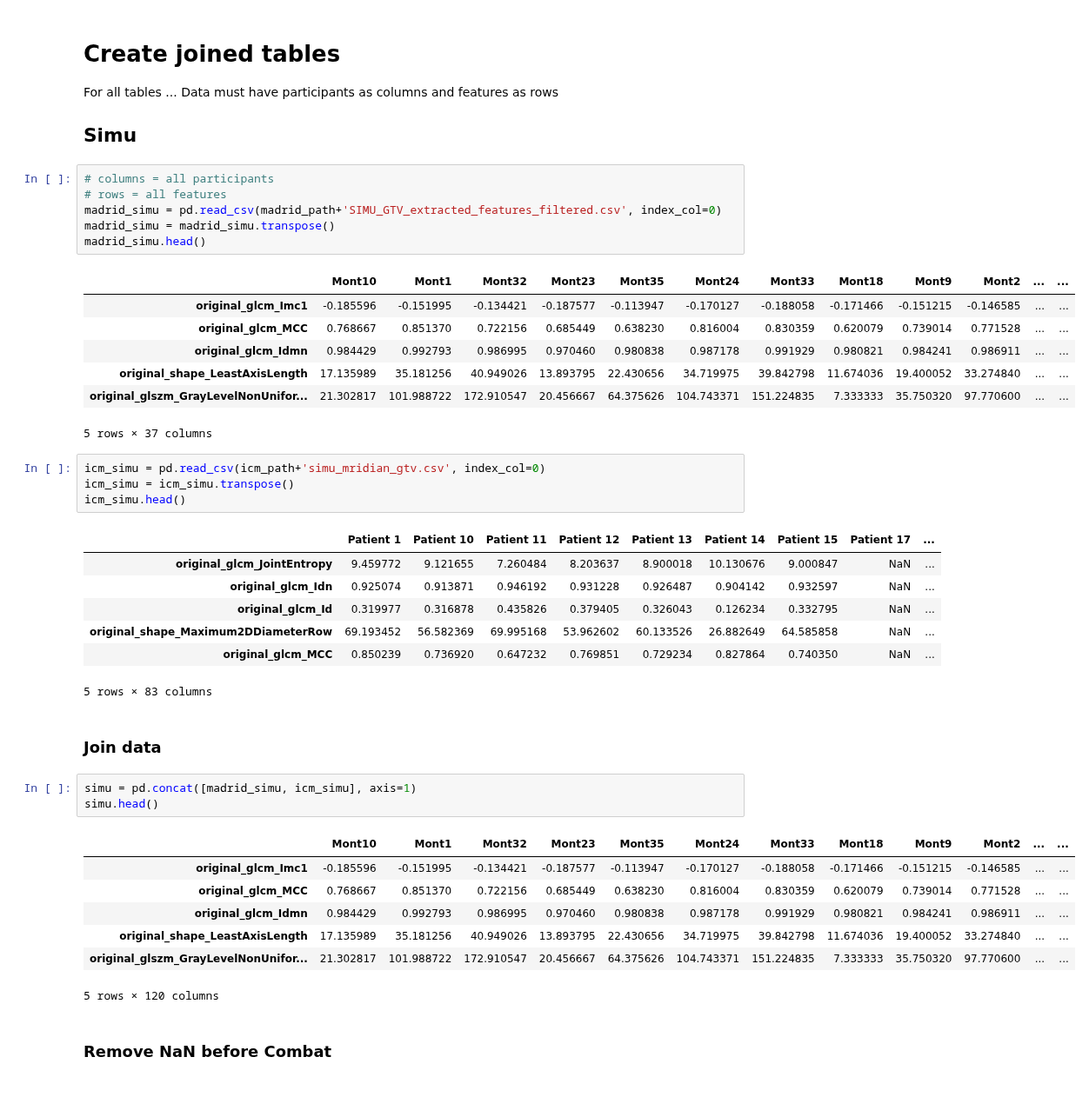
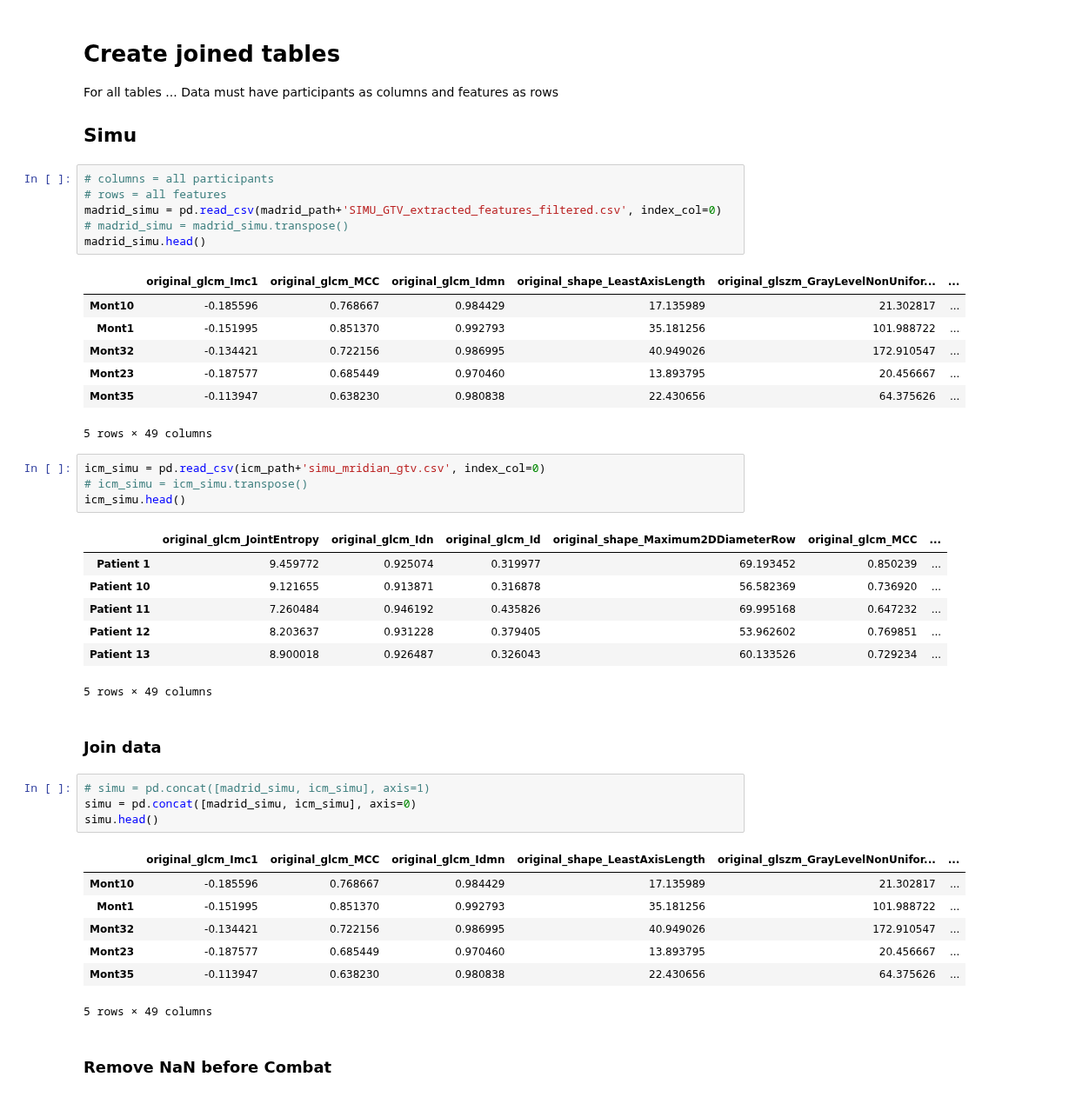
Before and after one commit to ftach/delta-rad, a Jupyter notebook: madrid_study/5_apply_combat.ipynb, the cells around one changed output. Shown at 87% size. Drawn from its saved outputs; the diff is of its cells as text.

```diff
--- a/madrid_study/5_apply_combat.ipynb
+++ b/madrid_study/5_apply_combat.ipynb
@@ -13,42 +14,43 @@ Data must have participants as columns and features as rows
 # %%
 # columns = all participants
 # rows = all features
 madrid_simu = pd.read_csv(madrid_path+'SIMU_GTV_extracted_features_filtered.csv', index_col=0)
-madrid_simu = madrid_simu.transpose()
+# madrid_simu = madrid_simu.transpose()
 madrid_simu.head()
 # %% [output]
-|  | Mont10 | Mont1 | Mont32 | Mont23 | Mont35 | Mont24 | Mont33 | Mont18 | Mont9 | Mont2 | ... | ... |
-| original_glcm_Imc1 | -0.185596 | -0.151995 | -0.134421 | -0.187577 | -0.113947 | -0.170127 | -0.188058 | -0.171466 | -0.151215 | -0.146585 | ... | ... |
-| original_glcm_MCC | 0.768667 | 0.851370 | 0.722156 | 0.685449 | 0.638230 | 0.816004 | 0.830359 | 0.620079 | 0.739014 | 0.771528 | ... | ... |
-| original_glcm_Idmn | 0.984429 | 0.992793 | 0.986995 | 0.970460 | 0.980838 | 0.987178 | 0.991929 | 0.980821 | 0.984241 | 0.986911 | ... | ... |
-| original_shape_LeastAxisLength | 17.135989 | 35.181256 | 40.949026 | 13.893795 | 22.430656 | 34.719975 | 39.842798 | 11.674036 | 19.400052 | 33.274840 | ... | ... |
-| original_glszm_GrayLevelNonUnifor... | 21.302817 | 101.988722 | 172.910547 | 20.456667 | 64.375626 | 104.743371 | 151.224835 | 7.333333 | 35.750320 | 97.770600 | ... | ... |
+|  | original_glcm_Imc1 | original_glcm_MCC | original_glcm_Idmn | original_shape_LeastAxisLength | original_glszm_GrayLevelNonUnifor... | ... |
+| Mont10 | -0.185596 | 0.768667 | 0.984429 | 17.135989 | 21.302817 | ... |
+| Mont1 | -0.151995 | 0.851370 | 0.992793 | 35.181256 | 101.988722 | ... |
+| Mont32 | -0.134421 | 0.722156 | 0.986995 | 40.949026 | 172.910547 | ... |
+| Mont23 | -0.187577 | 0.685449 | 0.970460 | 13.893795 | 20.456667 | ... |
+| Mont35 | -0.113947 | 0.638230 | 0.980838 | 22.430656 | 64.375626 | ... |
-5 rows × 37 columns
+5 rows × 49 columns
 # %%
 icm_simu = pd.read_csv(icm_path+'simu_mridian_gtv.csv', index_col=0)
-icm_simu = icm_simu.transpose()
+# icm_simu = icm_simu.transpose()
 icm_simu.head()
 # %% [output]
-|  | Patient 1 | Patient 10 | Patient 11 | Patient 12 | Patient 13 | Patient 14 | Patient 15 | Patient 17 | ... |
-| original_glcm_JointEntropy | 9.459772 | 9.121655 | 7.260484 | 8.203637 | 8.900018 | 10.130676 | 9.000847 | NaN | ... |
-| original_glcm_Idn | 0.925074 | 0.913871 | 0.946192 | 0.931228 | 0.926487 | 0.904142 | 0.932597 | NaN | ... |
-| original_glcm_Id | 0.319977 | 0.316878 | 0.435826 | 0.379405 | 0.326043 | 0.126234 | 0.332795 | NaN | ... |
-| original_shape_Maximum2DDiameterRow | 69.193452 | 56.582369 | 69.995168 | 53.962602 | 60.133526 | 26.882649 | 64.585858 | NaN | ... |
-| original_glcm_MCC | 0.850239 | 0.736920 | 0.647232 | 0.769851 | 0.729234 | 0.827864 | 0.740350 | NaN | ... |
+|  | original_glcm_JointEntropy | original_glcm_Idn | original_glcm_Id | original_shape_Maximum2DDiameterRow | original_glcm_MCC | ... |
+| Patient 1 | 9.459772 | 0.925074 | 0.319977 | 69.193452 | 0.850239 | ... |
+| Patient 10 | 9.121655 | 0.913871 | 0.316878 | 56.582369 | 0.736920 | ... |
+| Patient 11 | 7.260484 | 0.946192 | 0.435826 | 69.995168 | 0.647232 | ... |
+| Patient 12 | 8.203637 | 0.931228 | 0.379405 | 53.962602 | 0.769851 | ... |
+| Patient 13 | 8.900018 | 0.926487 | 0.326043 | 60.133526 | 0.729234 | ... |
-5 rows × 83 columns
+5 rows × 49 columns
 # %% [markdown]
 ### Join data
 # %%
-simu = pd.concat([madrid_simu, icm_simu], axis=1)
+# simu = pd.concat([madrid_simu, icm_simu], axis=1)
+simu = pd.concat([madrid_simu, icm_simu], axis=0)
 simu.head()
 # %% [output]
-|  | Mont10 | Mont1 | Mont32 | Mont23 | Mont35 | Mont24 | Mont33 | Mont18 | Mont9 | Mont2 | ... | ... |
-| original_glcm_Imc1 | -0.185596 | -0.151995 | -0.134421 | -0.187577 | -0.113947 | -0.170127 | -0.188058 | -0.171466 | -0.151215 | -0.146585 | ... | ... |
-| original_glcm_MCC | 0.768667 | 0.851370 | 0.722156 | 0.685449 | 0.638230 | 0.816004 | 0.830359 | 0.620079 | 0.739014 | 0.771528 | ... | ... |
-| original_glcm_Idmn | 0.984429 | 0.992793 | 0.986995 | 0.970460 | 0.980838 | 0.987178 | 0.991929 | 0.980821 | 0.984241 | 0.986911 | ... | ... |
-| original_shape_LeastAxisLength | 17.135989 | 35.181256 | 40.949026 | 13.893795 | 22.430656 | 34.719975 | 39.842798 | 11.674036 | 19.400052 | 33.274840 | ... | ... |
-| original_glszm_GrayLevelNonUnifor... | 21.302817 | 101.988722 | 172.910547 | 20.456667 | 64.375626 | 104.743371 | 151.224835 | 7.333333 | 35.750320 | 97.770600 | ... | ... |
+|  | original_glcm_Imc1 | original_glcm_MCC | original_glcm_Idmn | original_shape_LeastAxisLength | original_glszm_GrayLevelNonUnifor... | ... |
+| Mont10 | -0.185596 | 0.768667 | 0.984429 | 17.135989 | 21.302817 | ... |
+| Mont1 | -0.151995 | 0.851370 | 0.992793 | 35.181256 | 101.988722 | ... |
+| Mont32 | -0.134421 | 0.722156 | 0.986995 | 40.949026 | 172.910547 | ... |
+| Mont23 | -0.187577 | 0.685449 | 0.970460 | 13.893795 | 20.456667 | ... |
+| Mont35 | -0.113947 | 0.638230 | 0.980838 | 22.430656 | 64.375626 | ... |
-5 rows × 120 columns
+5 rows × 49 columns
 # %% [markdown]
 ### Remove NaN before Combat
 # %%
```
Also changed, not shown: parts of 7 cells of this notebook.
